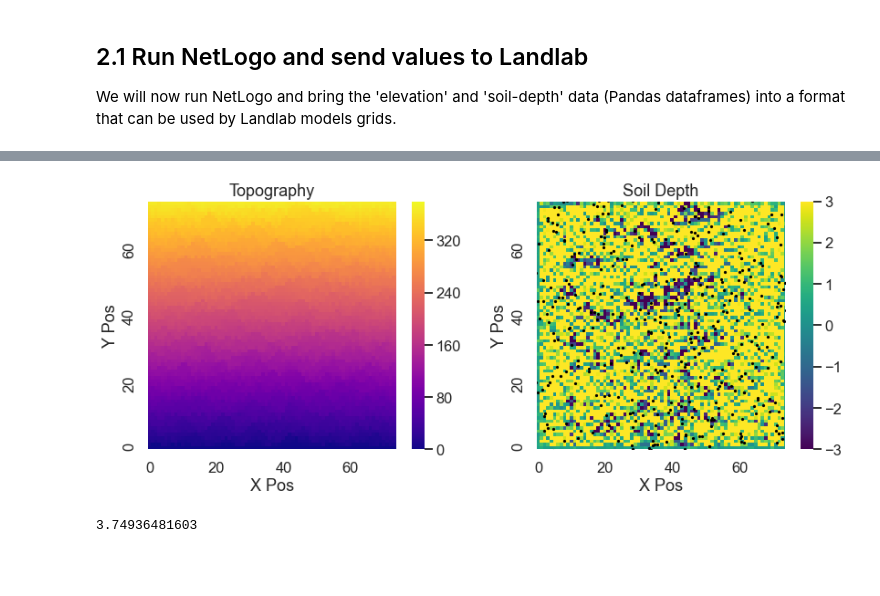
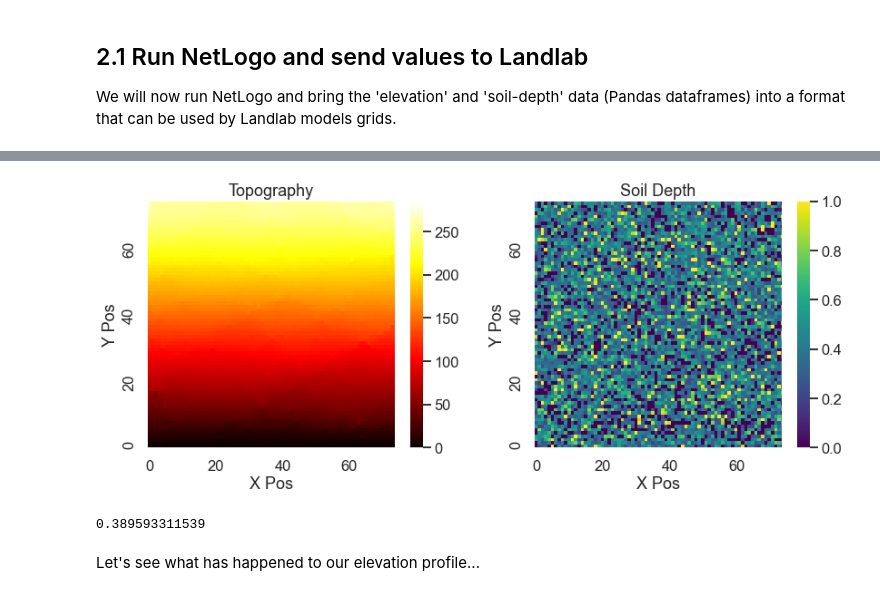
Before and after one commit to gregtucker/abm-landlab-mini-workshop, a Jupyter notebook: trees/root_soil_pro_example.ipynb, the cells around one changed output, grey strips where cells are left out. Saved outputs shown, nothing was run; the diff lists cells and outputs as text; code cells hidden in the pictures; blank space fills up the shorter version.

```diff
--- a/trees/root_soil_pro_example.ipynb
+++ b/trees/root_soil_pro_example.ipynb
@@ -287,12 +324,10 @@ Now that we have diffused the landscape, let's send the results back to NetLogo
 # %%
 # Reformat new elevation data to send back to NetLogo
-zpass = np.reshape(z, (75,75))
-df = pd.DataFrame(data=zpass)
+df = pd.DataFrame(data=np.reshape(z, (75,75)))
 netlogo.patch_set('elevation', df)
 
 # Reformat new soil-depth data to send back to NetLogo
-dpass = np.reshape(d, (75,75))
-df = pd.DataFrame(data=dpass)
+df = pd.DataFrame(data=np.reshape(d, (75,75)))
 netlogo.patch_set('soil-depth', df)
 
 # Run NetLogo again
@@ -353,11 +387,11 @@ zp = mg.add_zeros('past__elevation', at='node')
 c = mg.add_zeros('soil__cover', at='node')
 d = mg.add_zeros('soil__depth', at='node')
 # %%
-# for loop that includes each of the steps above
+# for loop that includes each of the steps from before at a step dt
 # This will take a bit longer than before (up to a few minutes)
 nt = int(tt // dt)
 
-for i in range(tt):
+for i in range(nt):
     # Run the model forward in NetLogo:
     go = 'repeat %d [go]' % (dt)
     netlogo.command(go)
@@ -365,36 +399,33 @@ for i in range(tt):
     # Report elevation and pass to landlab
     topo = netlogo.patch_report('elevation')
     topo = topo.to_numpy()
-    zpass = np.reshape(topo, (5625))
-    z[:] = zp[:] = zpass
+    z[:] = zp[:] = np.reshape(topo, (5625))
 
     # Report soil depth and pass to landlab
     sdepths = netlogo.patch_report('soil-depth')
     sdepths = sdepths.to_numpy()
-    sdpass = np.reshape(sdepths, (5625))
-    d[:] = sdpass
+    d[:] = np.reshape(sdepths, (5625))
 
-    # Set soil cover field based on soil depths
-    c[:] = np.digitize(3.0-d,bins=[3.0])
-    c[:] = c[:] * 0.99999 + 0.00001
+    # Set soil creep field based on soil depths
+    c[:] = maxD * (1.0001 - np.exp( -d[:] / dstar ))
 
     # Initialize diffusion component
     diffuse = LinearDiffuser(mg, linear_diffusivity='soil__cover', method='simple', deposit=True)
 
     # Diffuse the landscape
+    zp = z
     diffuse.run_one_step(dt)
     d[:] += z[:] - zp[:]
-    zp[:] = z[:]
 
     # Reformat new elevation data to send back to NetLogo
-    zpass = np.reshape(z, (75,75))
-    df = pd.DataFrame(data=zpass)
+    df = pd.DataFrame(data=np.reshape(z, (75,75)))
     netlogo.patch_set('elevation', df)
 
     # Reformat new soil-depth data to send back to NetLogo
     dpass = np.reshape(d, (75,75))
-    df = pd.DataFrame(data=dpass)
+    df = pd.DataFrame(data=np.reshape(d, (75,75)))
     netlogo.patch_set('soil-depth', df)
 
-    # Run NetLogo again
-    netlogo.command(go)
+    # Print some time steps to make sure things are working
+    if i % 10 == 0:
+        print(i*dt)
@@ -401,29 +441,24 @@ for i in range(tt):
 # %%
 # Figure
 fig, (ax1, ax2) = plt.subplots(1, 2)
 
 # Plot topography
 grid = np.reshape(z, (75,75))
-patches = sns.heatmap(grid, vmin=0, vmax=380, xticklabels=20, yticklabels=20, ax=ax1, cmap='plasma')
+patches = sns.heatmap(grid, vmin=0, vmax=285, xticklabels=20, yticklabels=20, ax=ax1, cmap='hot')
 ax1.set(xlim=(0, 74), ylim=(0,74), xlabel='X Pos', ylabel='Y Pos', aspect='equal', title='Topography')
 
 # Plot soil depths
 grid = np.reshape(d, (75,75))
-patches = sns.heatmap(grid, vmin=-3.0, vmax=3.0, xticklabels=20, yticklabels=20, ax=ax2, cmap='viridis')
+patches = sns.heatmap(grid, vmin=0., vmax= 1., xticklabels=20, yticklabels=20, ax=ax2, cmap='viridis')
 ax2.set(xlim=(0,74), ylim=(0,74), xlabel='X Pos', ylabel='Y Pos', aspect='equal', title='Soil Depth')
-
-# Report the current location of trees
-x = netlogo.report('map [s -> [xcor] of s] sort trees')
-y = netlogo.report('map [s -> [ycor] of s] sort trees')
-ax2.scatter(x, y, s=3, c='k')
-#ax2.set(xlim=(0,74), ylim=(0,74), xlabel='X Pos', ylabel='Y Pos', aspect='equal', title='Tree Locations')
-
 
 # Size and show plots
 fig.set_size_inches(14,5)
 plt.show()
 
 print(np.mean(d[:]))
 # %% [output]
-[figure, old version]
+[figure, new version]
-3.74936481603
+0.389593311539
+# %% [markdown]
+Let's see what has happened to our elevation profile...
```
Also changed, not shown: parts of 28 cells of this notebook, 2 other files.
